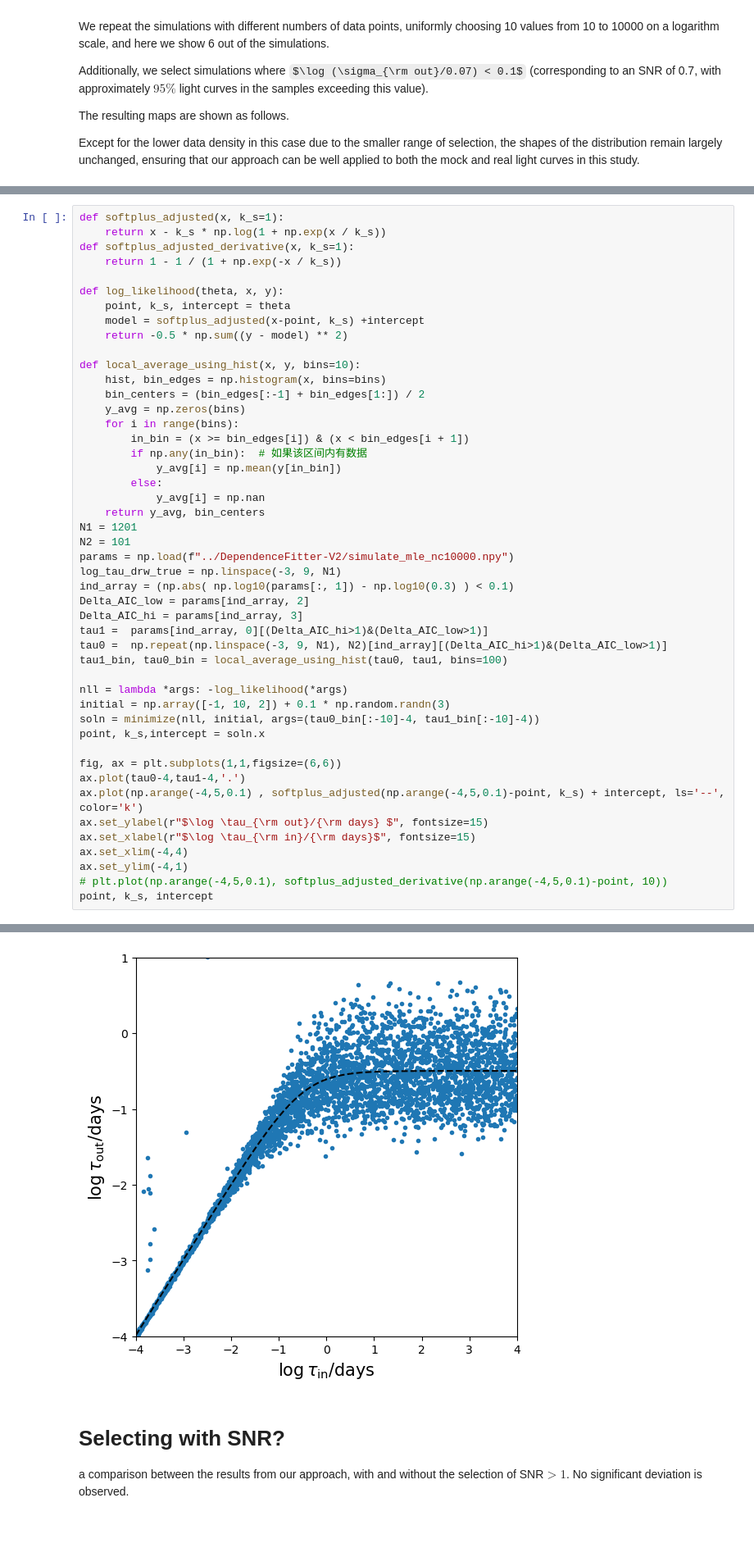
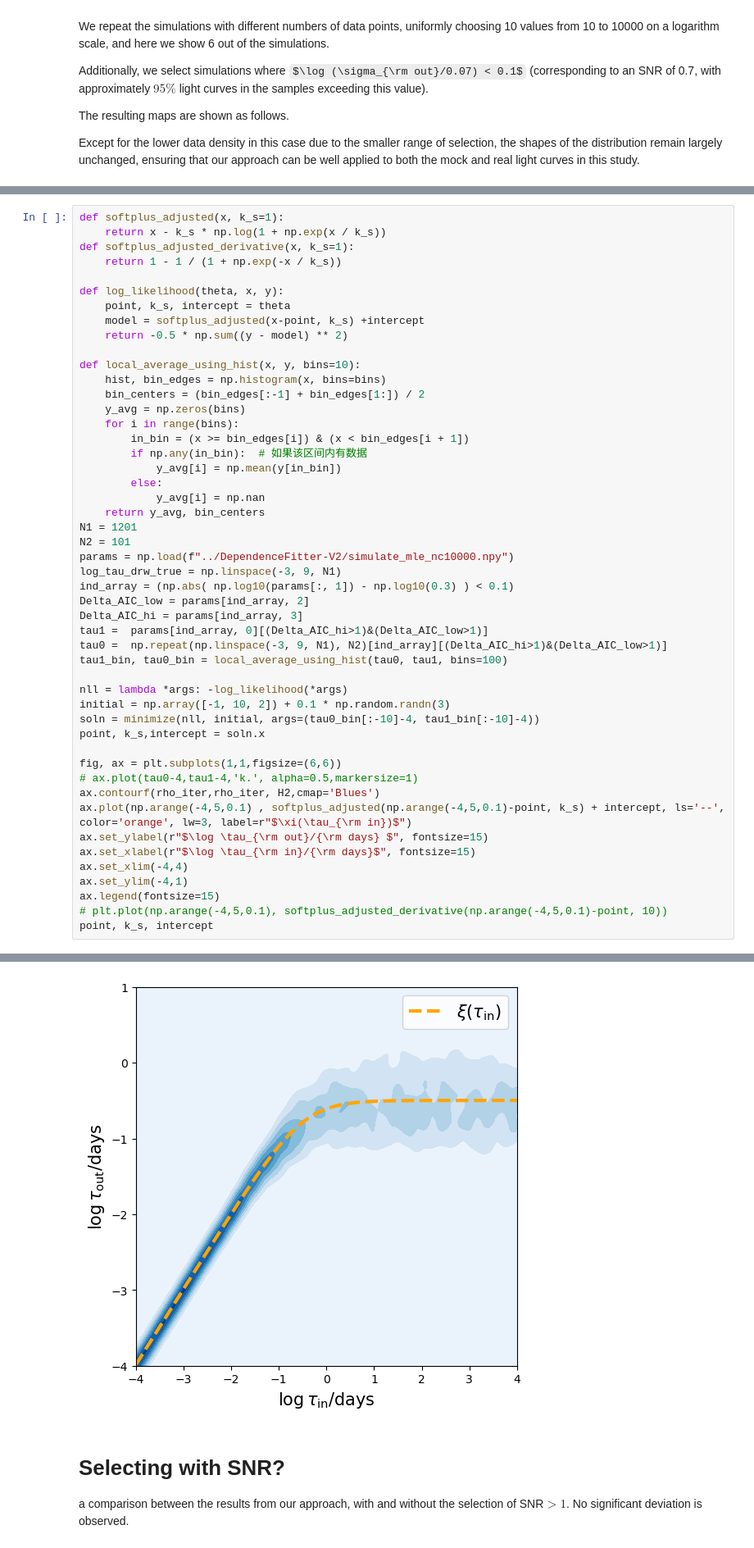
Before and after one commit to xiaris/BADDAT, a Jupyter notebook: Paper/PaperPlot.ipynb, the cells around one changed output, grey strips where cells are left out. Shown: that part at 82% size. Drawn from its saved outputs; the diff is of its cells as text; some formulas as TeX source.

```diff
--- a/Paper/PaperPlot.ipynb
+++ b/Paper/PaperPlot.ipynb
@@ -534,12 +538,14 @@ soln = minimize(nll, initial, args=(tau0_bin[:-10]-4, tau1_bin[:-10]-4))
 point, k_s,intercept = soln.x
 
 fig, ax = plt.subplots(1,1,figsize=(6,6))
-ax.plot(tau0-4,tau1-4,'.')
-ax.plot(np.arange(-4,5,0.1) , softplus_adjusted(np.arange(-4,5,0.1)-point, k_s) + intercept, ls='--', color='k')
+# ax.plot(tau0-4,tau1-4,'k.', alpha=0.5,markersize=1)
+ax.contourf(rho_iter,rho_iter, H2,cmap='Blues')
+ax.plot(np.arange(-4,5,0.1) , softplus_adjusted(np.arange(-4,5,0.1)-point, k_s) + intercept, ls='--', color='orange', lw=3, label=r"$\xi(\tau_{\rm in})$")
 ax.set_ylabel(r"$\log \tau_{\rm out}/{\rm days} $", fontsize=15)
 ax.set_xlabel(r"$\log \tau_{\rm in}/{\rm days}$", fontsize=15)
 ax.set_xlim(-4,4)
 ax.set_ylim(-4,1)
+ax.legend(fontsize=15)
 # plt.plot(np.arange(-4,5,0.1), softplus_adjusted_derivative(np.arange(-4,5,0.1)-point, 10))
 point, k_s, intercept
 # %% [output]
@@ -547,4 +553,4 @@ point, k_s, intercept
-[figure, old version]
+[figure, new version]
 # %% [markdown]
 # Selecting with SNR?
 a comparison between the results from our approach, with and without the selection of SNR$>1$.
```
Also changed, not shown: parts of 3 cells of this notebook, 2 other files.
